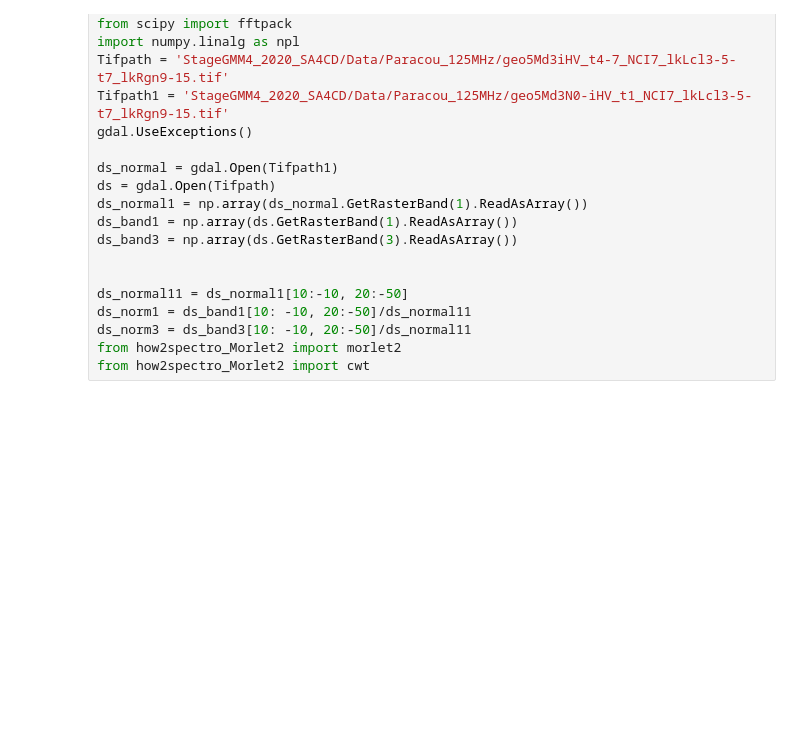
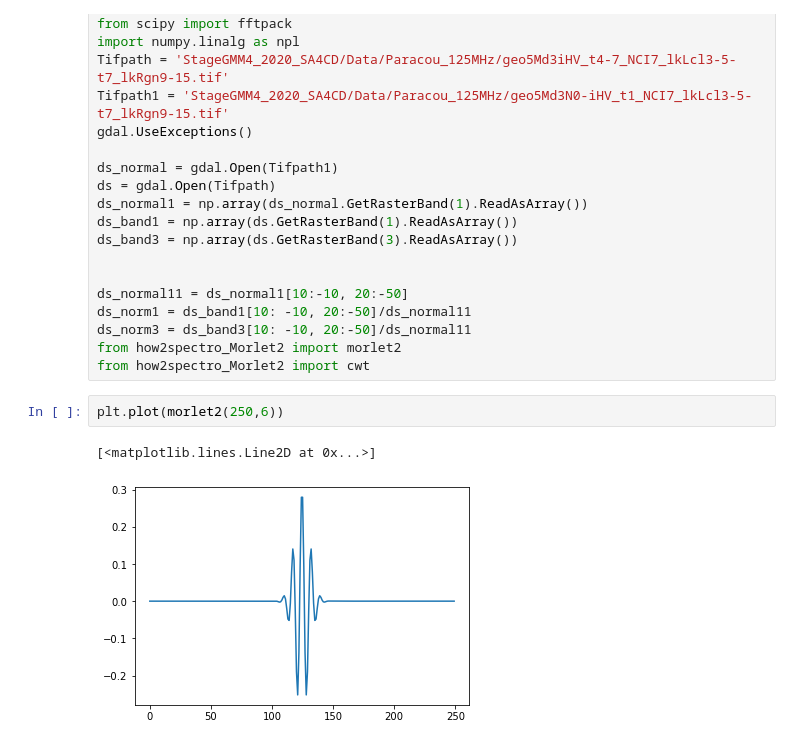
Before and after one commit to eobroets/CESBIO, a Jupyter notebook: test_shift.ipynb, the cells around one changed output. Cells and saved outputs as stored; diff of their text form; blank space fills up the shorter version.

```diff
--- a/test_shift.ipynb
+++ b/test_shift.ipynb
@@ -22,6 +22,11 @@ ds_norm1 = ds_band1[10: -10, 20:-50]/ds_normal11
 ds_norm3 = ds_band3[10: -10, 20:-50]/ds_normal11
 from how2spectro_Morlet2 import morlet2
 from how2spectro_Morlet2 import cwt
+# %%
+plt.plot(morlet2(250,6))
+# %% [output]
+[<matplotlib.lines.Line2D at 0x...>]
+[figure, added]
 # %%
 im = temp_lib(ds_band1)
 print(np.var(im._ds_band))
```
Also changed, not shown: parts of 4 cells of this notebook, 1 other file.
